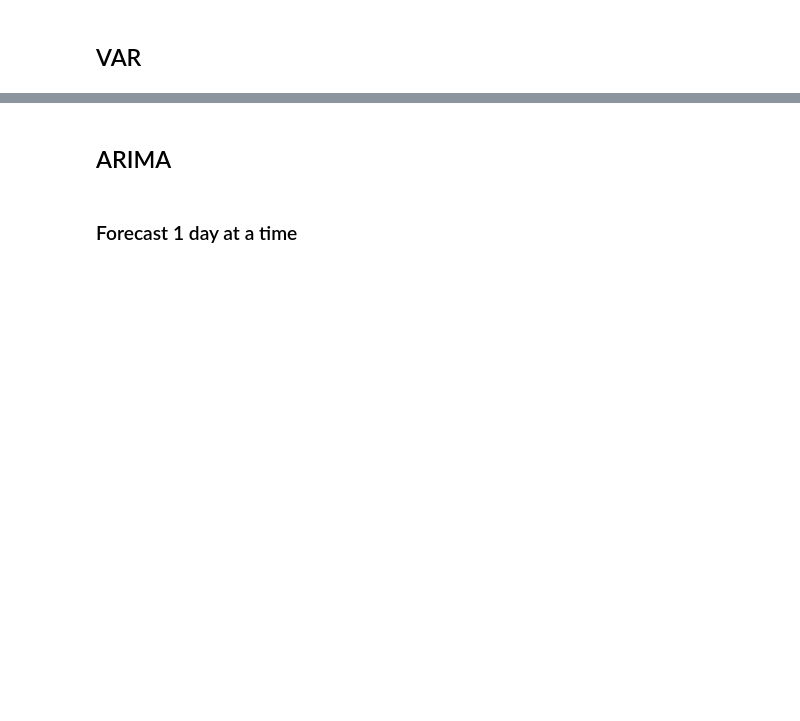
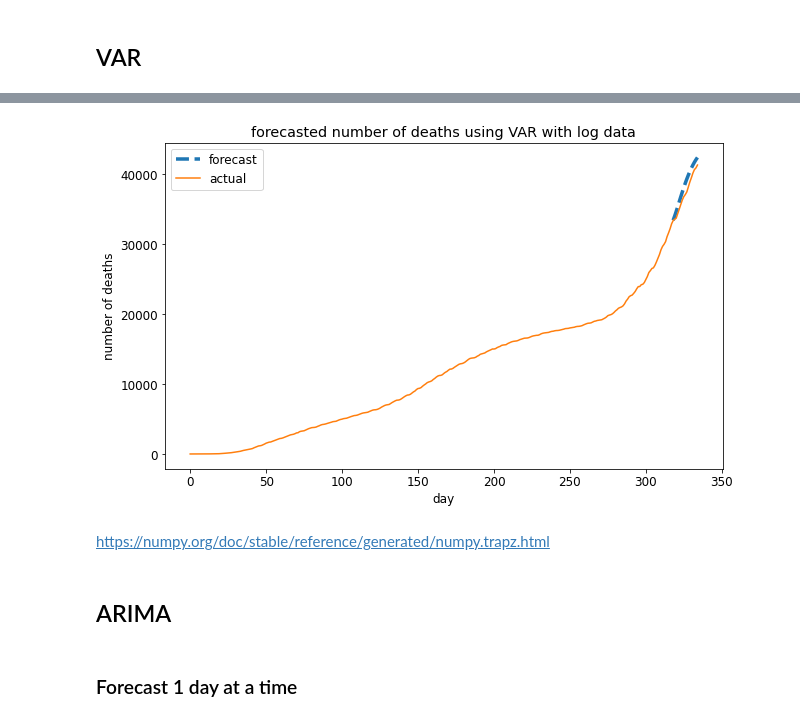
Before and after one commit to grantgambetta/2020-2021-Research, a Jupyter notebook: ar_deaths.ipynb, the cells around one changed output, grey strips where cells are left out. Cells and saved outputs as stored; diff of their text form; code cells hidden in the pictures; blank space fills up the shorter version.

```diff
--- a/ar_deaths.ipynb
+++ b/ar_deaths.ipynb
@@ -185,12 +251,13 @@ print(train.shape, test.shape)
 # %%
-def plot(title):
-    plt.figure(figsize=(10,6))
-    plt.rc('font', size=12)
-    plt.plot(np.arange(0, len(deaths_df)), deaths_df['total_deaths'], label='actual deaths')
-    plt.plot(np.arange(0, len(pred_df)), pred_df['total_deaths'], '--', label='forecasted deaths', c='red')
-    plt.xlabel('day')
-    plt.ylabel('deaths')
-    plt.legend()
-    plt.ticklabel_format(style='plain', axis='y')
-    plt.title(title)
-    plt.show()
+plt.figure(figsize=(10,6))
+plt.rcParams.update({'font.size': 12})
+plt.plot(np.arange(len(train), len(train)+len(test)), pred_df['total_deaths'],
+         '--', label='forecast', linewidth=3.5)
+plt.plot(np.arange(0, len(log_df)), deaths_df['total_deaths'], label='actual')
+plt.xlabel('day')
+plt.ylabel('number of deaths')
+plt.title('forecasted number of deaths using VAR with log data')
+plt.legend()
+plt.show()
+# %% [output]
+[figure, added]
@@ -214,0 +264,2 @@ def plot(title):
+# %% [markdown]
+https://numpy.org/doc/stable/reference/generated/numpy.trapz.html
```
Also changed, not shown: parts of 34 cells of this notebook.
